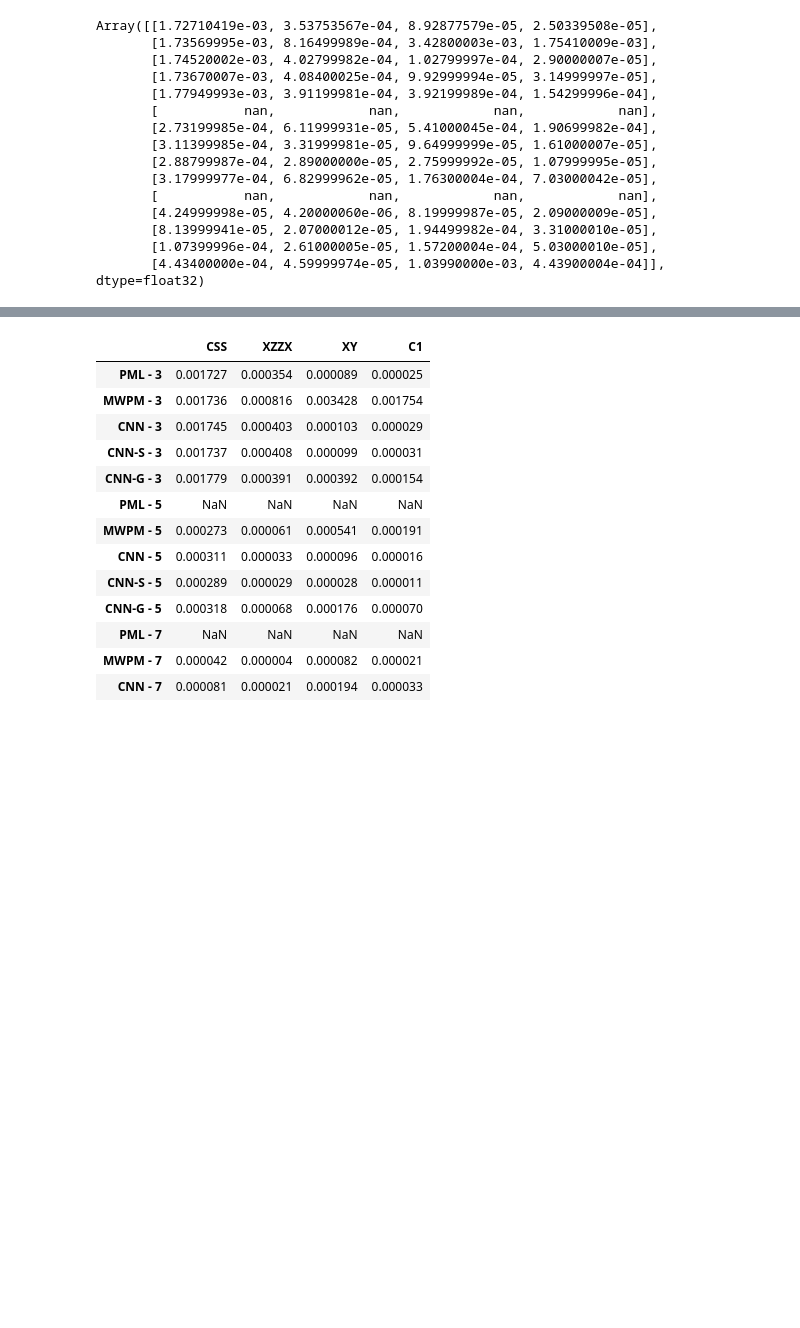
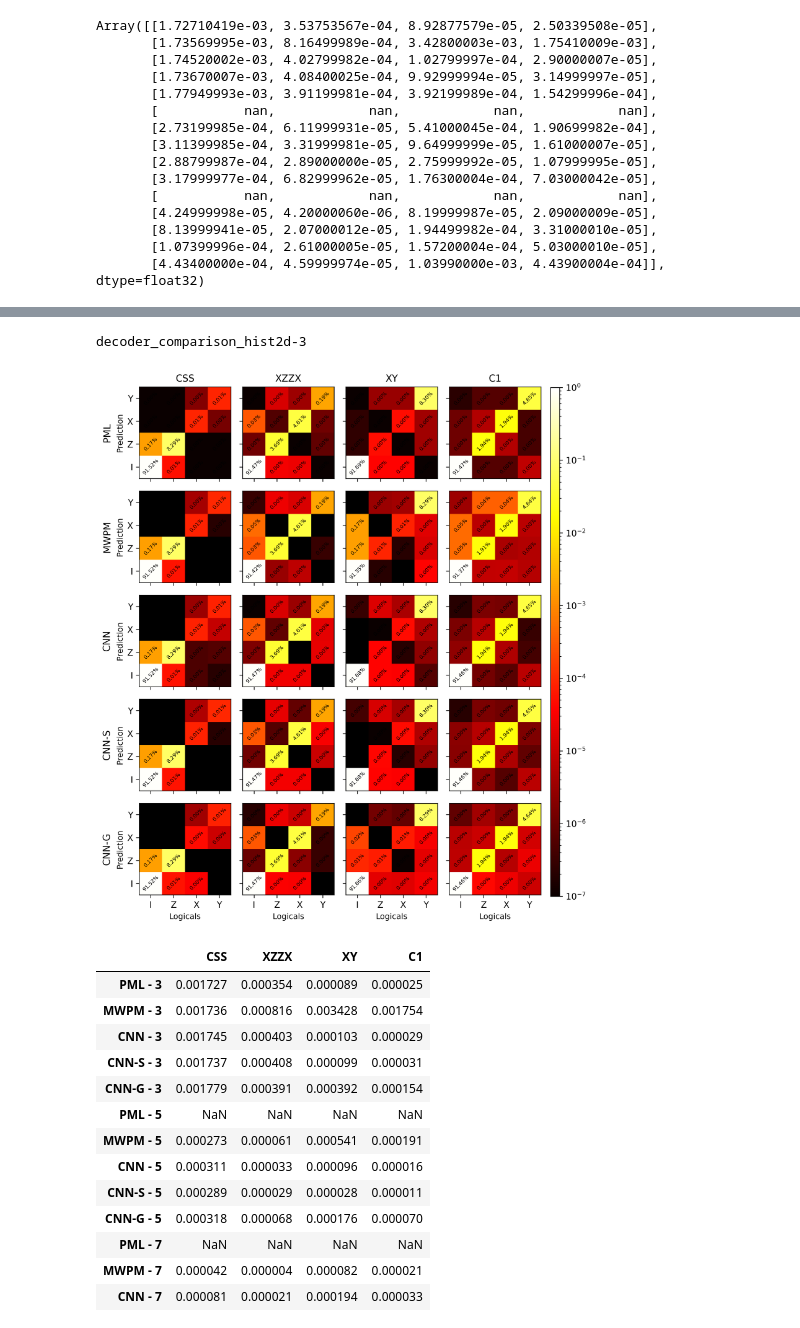
Before and after one commit to JuliusRye/QEC, a Jupyter notebook: Modules/fig_decoder_comparisen.ipynb, the cells around one changed output, grey strips where cells are left out. Cells and saved outputs as stored; diff of their text form; code cells hidden in the pictures; blank space fills up the shorter version.

```diff
--- a/Modules/fig_decoder_comparisen.ipynb
+++ b/Modules/fig_decoder_comparisen.ipynb
@@ -341,3 +395,67 @@ with open("data/decoder_comparison_hist2d.json", "r") as file:
+# %%
+L = 3
+if L == 3:
+    decoders = ["PML", "MWPM", "CNN", "CNN-S", "CNN-G"]
+else:
+    decoders = ["MWPM", "CNN", "CNN-S", "CNN-G"]
+deformation_names = ['CSS', 'XZZX', 'XY', 'C1']
+
+fig, axs = plt.subplots(
+    nrows=len(decoders),
+    ncols=len(deformation_names),
+    figsize=(len(deformation_names)*1.8, len(decoders)*1.8),
+    dpi=300,
+    sharey=True,
+    sharex=True,
+)
+
+# Add decoder labels to the left of each row
+for i, decoder in enumerate(decoders):
+    axs[i, 0].annotate(
+        decoder,
+        xy=(-0.3, 0.5),
+        xycoords='axes fraction',
+        ha='right',
+        va='center',
+        fontsize=11,
+        rotation=90
+    )
+for i, decoder in enumerate(decoders):
+    for j, deformation in enumerate(deformation_names):
+        ax = axs[i, j]
+        hist = data[f"{L}-{decoder}-{deformation}"]
+        img = ax.imshow(
+            hist,
+            origin='lower',
+            cmap='hot',
+            norm=LogNorm(vmin=1E-7, vmax=1)
+        )
+        img.cmap.set_bad(color='black')
+        ax.set_xticks(range(4), labels)
+        ax.set_yticks(range(4), labels)
+        if j == 0:
+            ax.set_ylabel(f'Prediction', fontsize=9)
+        if i == len(decoders)-1:
+            ax.set_xlabel(f'Logicals', fontsize=9)
+        for x, row in enumerate(jnp.array(hist).T):
+            for y, prob in enumerate(row):
+                ax.text(x, y, f'{prob:.2%}', ha='center', va='center', rotation=45, rotation_mode='anchor', fontsize=6)
+        if i == 0:
+            ax.set_title(f'{deformation}', fontsize=11)
+plt.tight_layout()
+
+cbar = fig.colorbar(img, cax=fig.add_axes((1,0.06,.02,.9)))
+
+figname = f"decoder_comparison_hist2d-{L}"
+print(figname)
+plt.savefig(f"figs/{figname}.eps", dpi=300, bbox_inches='tight')
+plt.savefig(f"figs/{figname}.pdf", dpi=300, bbox_inches='tight')
+plt.savefig(f"figs/{figname}.png", dpi=300, bbox_inches='tight')
+
+plt.show()
+# %% [output]
+decoder_comparison_hist2d-3
+[figure, added]
 # %%
 import pandas as pd
 
```
Also changed, not shown: parts of 4 cells of this notebook, 27 other files.
